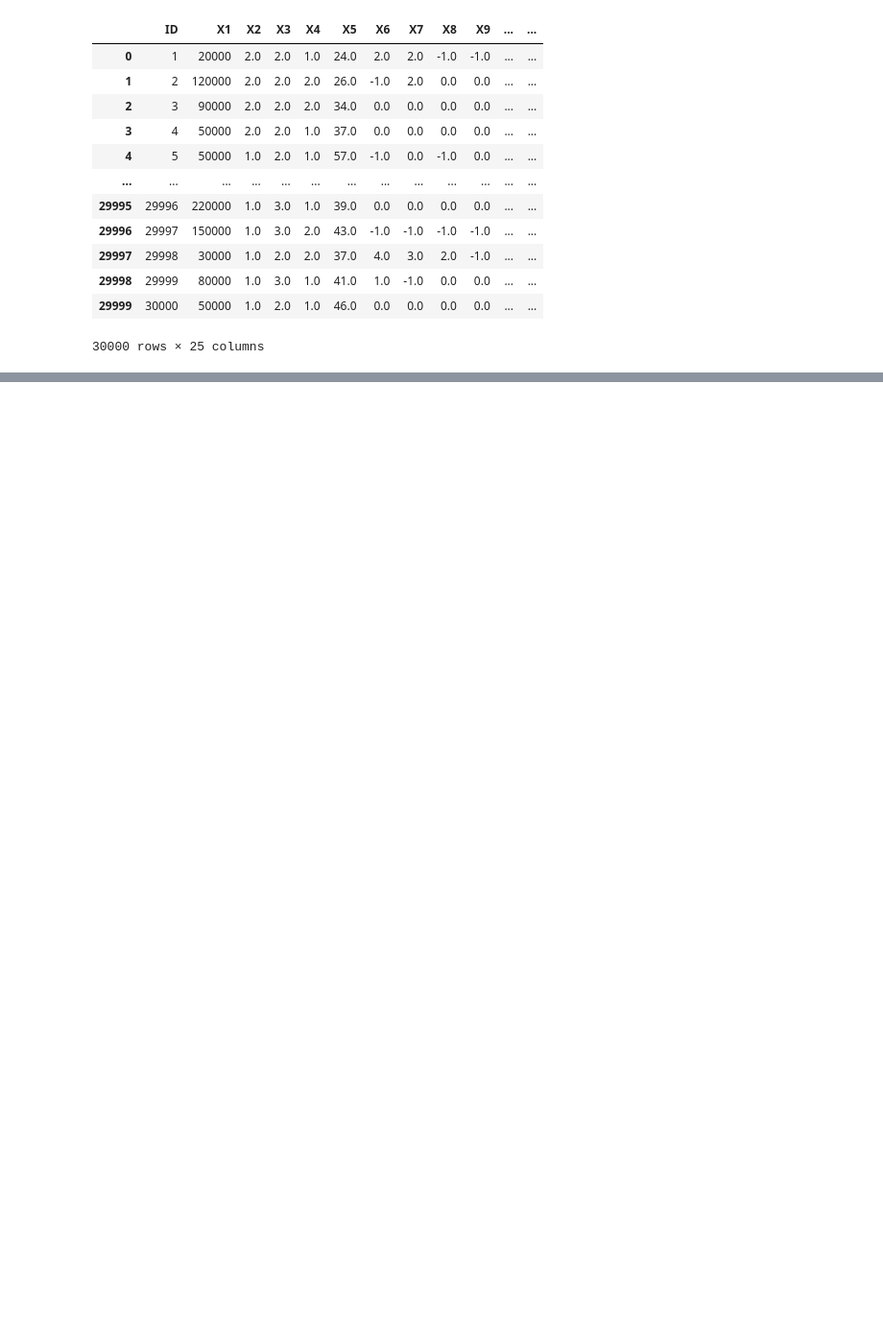
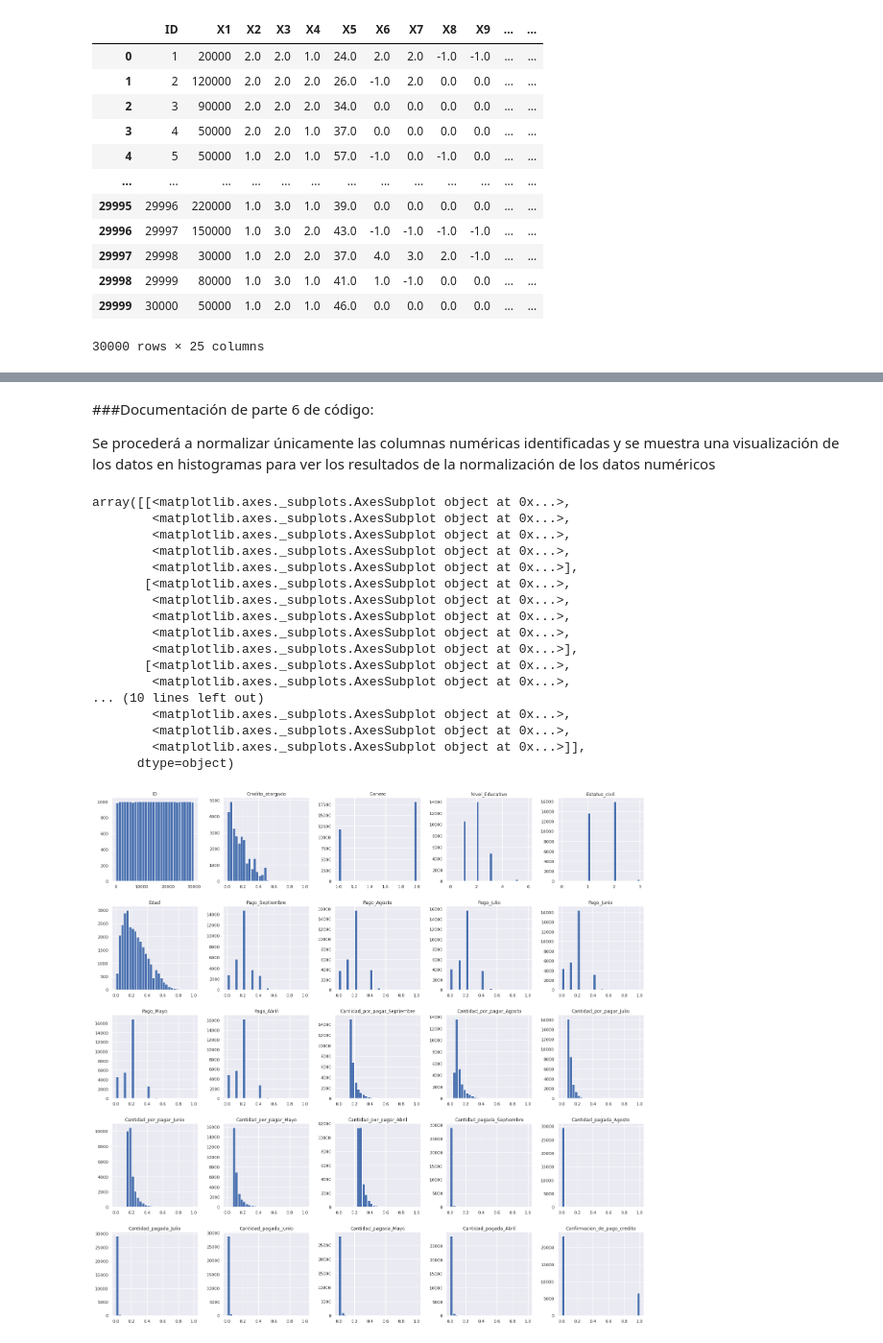
Before and after one commit to PosgradoMNA/actividades-de-aprendizaje-Pabloacostatec, a Jupyter notebook: Actividad_1_Semana_3_Juan_Pablo_Acosta_A001794035.ipynb, the cells around one changed output, grey strips where cells are left out. Shown: that part at 96% size. Cells and saved outputs as stored; diff of their text form; code cells hidden in the pictures; blank space fills up the shorter version.

```diff
--- a/Actividad_1_Semana_3_Juan_Pablo_Acosta_A001794035.ipynb
+++ b/Actividad_1_Semana_3_Juan_Pablo_Acosta_A001794035.ipynb
@@ -153,0 +183,7 @@ t
+# %%
+#Calling CleanDataFrame function
+
+CleanDF= CleanDataFrame(InitialDF,0.99)
+
+print(CleanDF.isna().sum().sum()) #resultado final de filas con datos nulos
+CleanDF
@@ -153,0 +211,7 @@ t
+# %%
+CleanDF.rename(columns = {'X1' : 'Credito_otorgado','X2' : 'Genero','X3' : 'Nivel_Educativo','X4' : 'Estatus_civil','X5' : 'Edad','X6' : 'Pago_Septiembre','X7' : 'Pago_Agosto',
+                          'X8' : 'Pago_Julio','X9' : 'Pago_Junio','X10' : 'Pago_Mayo','X11' : 'Pago_Abril','X12' : 'Cantidad_por_pagar_Septiembre','X13' : 'Cantidad_por_pagar_Agosto','X14' : 'Cantidad_por_pagar_Julio',
+                          'X15' : 'Cantidad_por_pagar_Junio','X16' : 'Cantidad_por_pagar_Mayo','X17' : 'Cantidad_por_pagar_Abril','X18' : 'Cantidad_pagada_Septiembre','X19' : 'Cantidad_pagada_Agosto','X20' : 'Cantidad_pagada_Julio',
+                          'X21' : 'Cantidad_pagada_Junio', 'X22' : 'Cantidad_pagada_Mayo','X23' : 'Cantidad_pagada_Abril','Y' : 'Confirmacion_de_pago_credito'}, inplace = True)
+
+CleanDF
@@ -153,0 +286,39 @@ t
+# %% [markdown]
+###Documentación de parte 6 de código:
+
+Se procederá a normalizar únicamente las columnas numéricas identificadas y se muestra una visualización de los datos en histogramas para ver los resultados de la normalización de los datos numéricos
+# %%
+# copy the data
+MinMaxDF = CleanDF.copy()
+NumericColumns = ('Credito_otorgado','Edad','Pago_Septiembre','Pago_Agosto','Pago_Julio','Pago_Junio','Pago_Mayo','Pago_Abril','Cantidad_por_pagar_Septiembre',
+                  'Cantidad_por_pagar_Septiembre','Cantidad_por_pagar_Agosto','Cantidad_por_pagar_Julio','Cantidad_por_pagar_Junio',
+                  'Cantidad_por_pagar_Mayo','Cantidad_por_pagar_Abril','Cantidad_pagada_Septiembre','Cantidad_pagada_Agosto',
+                  'Cantidad_pagada_Julio','Cantidad_pagada_Junio','Cantidad_pagada_Mayo','Cantidad_pagada_Abril')
+
+# apply normalization techniques
+for ListElements in NumericColumns:
+    MinMaxDF[ListElements] = (MinMaxDF[ListElements] - MinMaxDF[ListElements].min()) / (MinMaxDF[ListElements].max() - MinMaxDF[ListElements].min())
+
+# view normalized data
+
+Histograms = MinMaxDF.hist(bins=30, figsize=(25, 25))
+Histograms
+# %% [output]
+array([[<matplotlib.axes._subplots.AxesSubplot object at 0x...>,
+        <matplotlib.axes._subplots.AxesSubplot object at 0x...>,
+        <matplotlib.axes._subplots.AxesSubplot object at 0x...>,
+        <matplotlib.axes._subplots.AxesSubplot object at 0x...>,
+        <matplotlib.axes._subplots.AxesSubplot object at 0x...>],
+       [<matplotlib.axes._subplots.AxesSubplot object at 0x...>,
+        <matplotlib.axes._subplots.AxesSubplot object at 0x...>,
+        <matplotlib.axes._subplots.AxesSubplot object at 0x...>,
+        <matplotlib.axes._subplots.AxesSubplot object at 0x...>,
+        <matplotlib.axes._subplots.AxesSubplot object at 0x...>],
+       [<matplotlib.axes._subplots.AxesSubplot object at 0x...>,
+        <matplotlib.axes._subplots.AxesSubplot object at 0x...>,
+... (10 lines left out)
+        <matplotlib.axes._subplots.AxesSubplot object at 0x...>,
+        <matplotlib.axes._subplots.AxesSubplot object at 0x...>,
+        <matplotlib.axes._subplots.AxesSubplot object at 0x...>]],
+      dtype=object)
+[figure, added]
```
Also changed, not shown: parts of 25 cells of this notebook.
